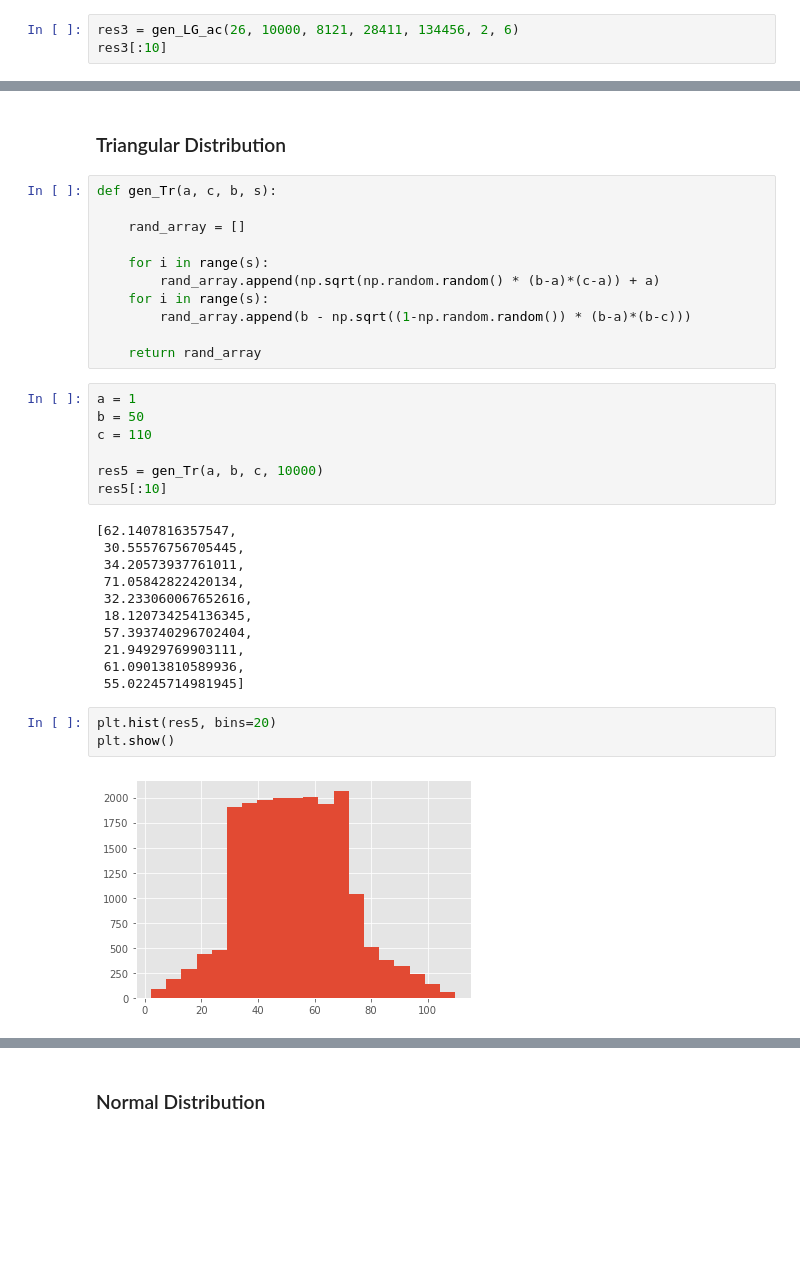
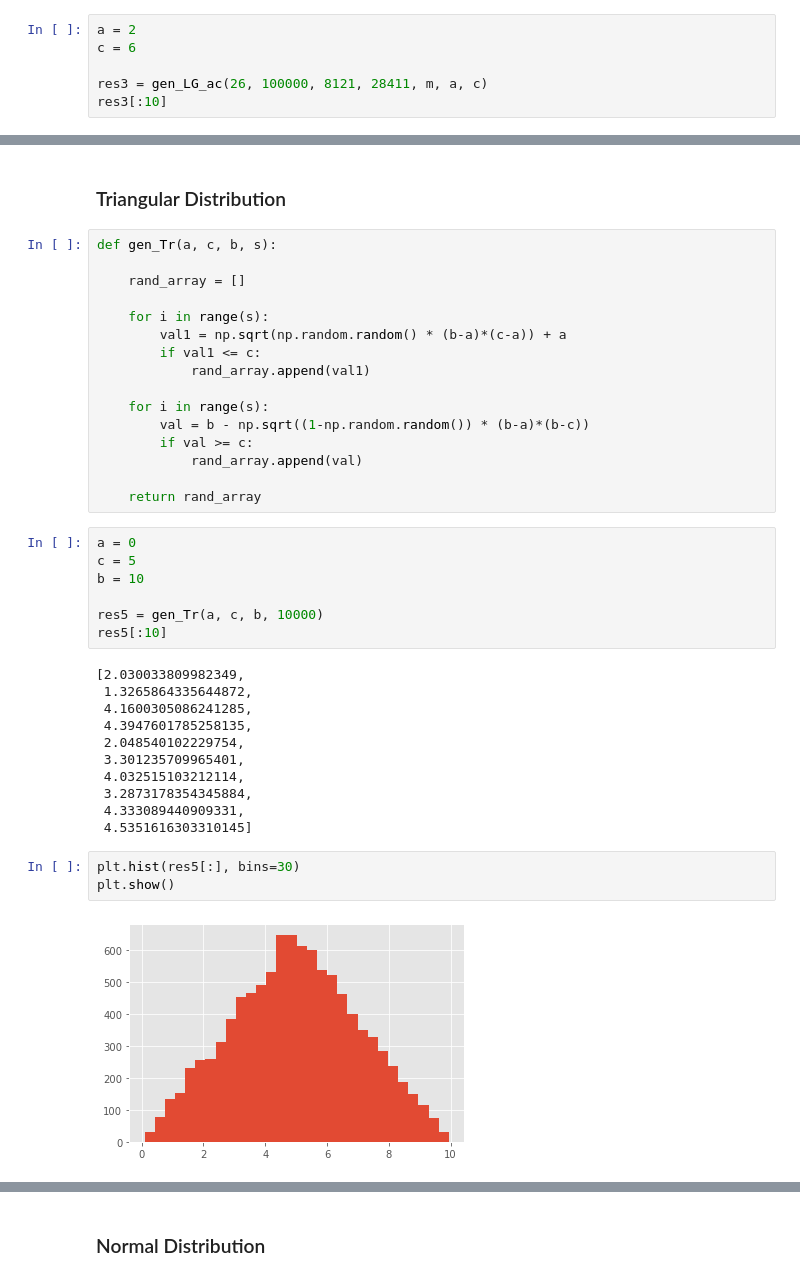
Before and after one commit to kirillzx/Math-projects, a Jupyter notebook: Simulation Modeling/Lecture 1_GRN.ipynb, the cells around one changed output, grey strips where cells are left out. Saved outputs shown, nothing was run; the diff lists cells and outputs as text; blank space fills up the shorter version.

Commit message:
Random Numbers Generators

```diff
--- a/Simulation Modeling/Lecture 1_GRN.ipynb
+++ b/Simulation Modeling/Lecture 1_GRN.ipynb
@@ -84,7 +98,10 @@ def gen_LG_ac(r, s, k, b, m, a, c):
 
     return rand_array
 # %%
-res3 = gen_LG_ac(26, 10000, 8121, 28411, 134456, 2, 6)
+a = 2
+c = 6
+
+res3 = gen_LG_ac(26, 100000, 8121, 28411, m, a, c)
 res3[:10]
 # %% [output]
 [5.12670315939787,
@@ -150,34 +171,39 @@ def gen_Tr(a, c, b, s):
     rand_array = []
 
     for i in range(s):
-        rand_array.append(np.sqrt(np.random.random() * (b-a)*(c-a)) + a)
+        val1 = np.sqrt(np.random.random() * (b-a)*(c-a)) + a
+        if val1 <= c:
+            rand_array.append(val1)
+
     for i in range(s):
-        rand_array.append(b - np.sqrt((1-np.random.random()) * (b-a)*(b-c)))
+        val = b - np.sqrt((1-np.random.random()) * (b-a)*(b-c))
+        if val >= c:
+            rand_array.append(val)
 
     return rand_array
 # %%
-a = 1
-b = 50
-c = 110
+a = 0
+c = 5
+b = 10
 
-res5 = gen_Tr(a, b, c, 10000)
+res5 = gen_Tr(a, c, b, 10000)
 res5[:10]
 # %% [output]
-[62.1407816357547,
- 30.55576756705445,
- 34.20573937761011,
- 71.05842822420134,
- 32.233060067652616,
- 18.120734254136345,
- 57.393740296702404,
- 21.94929769903111,
- 61.09013810589936,
- 55.02245714981945]
+[2.030033809982349,
+ 1.3265864335644872,
+ 4.1600305086241285,
+ 4.3947601785258135,
+ 2.048540102229754,
+ 3.301235709965401,
+ 4.032515103212114,
+ 3.2873178354345884,
+ 4.333089440909331,
+ 4.5351616303310145]
 # %%
-plt.hist(res5, bins=20)
+plt.hist(res5[:], bins=30)
 plt.show()
 # %% [output]
-[figure, old version]
+[figure, new version]
 # %%
 res5 = np.array(res5)
 print(f'E ~ {res5.mean()}, E = {(a+b+c)/3}')
```
Also changed, not shown: parts of 33 cells of this notebook.
